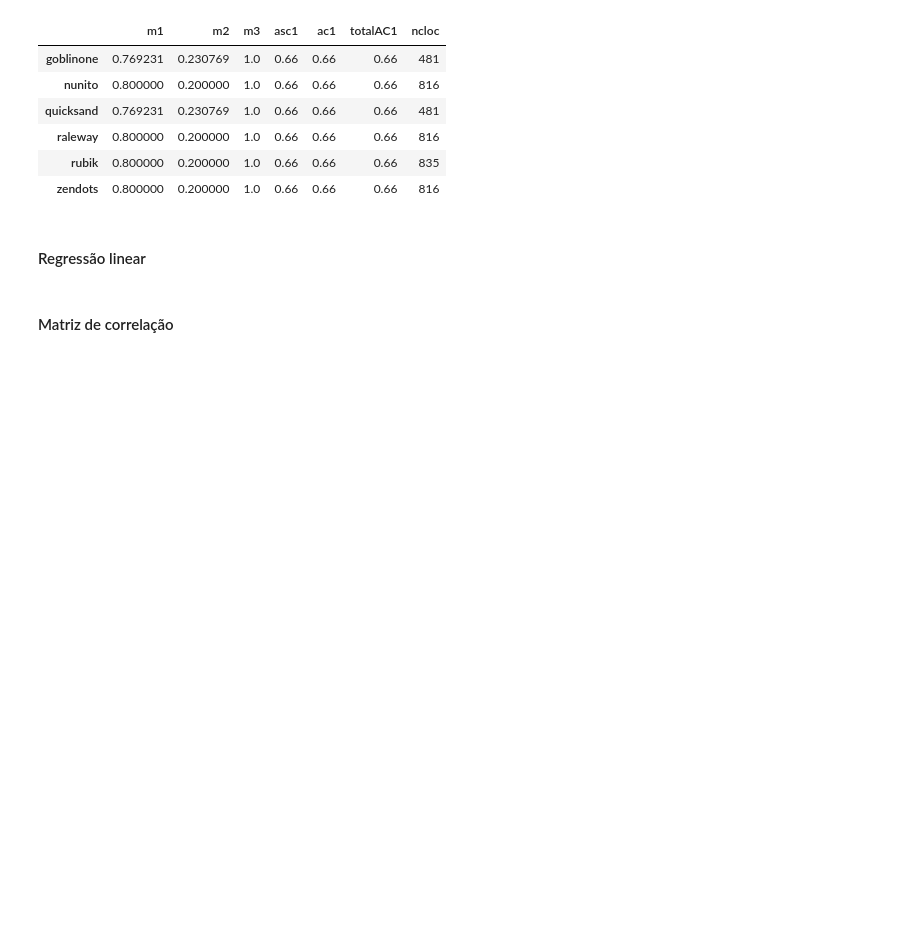
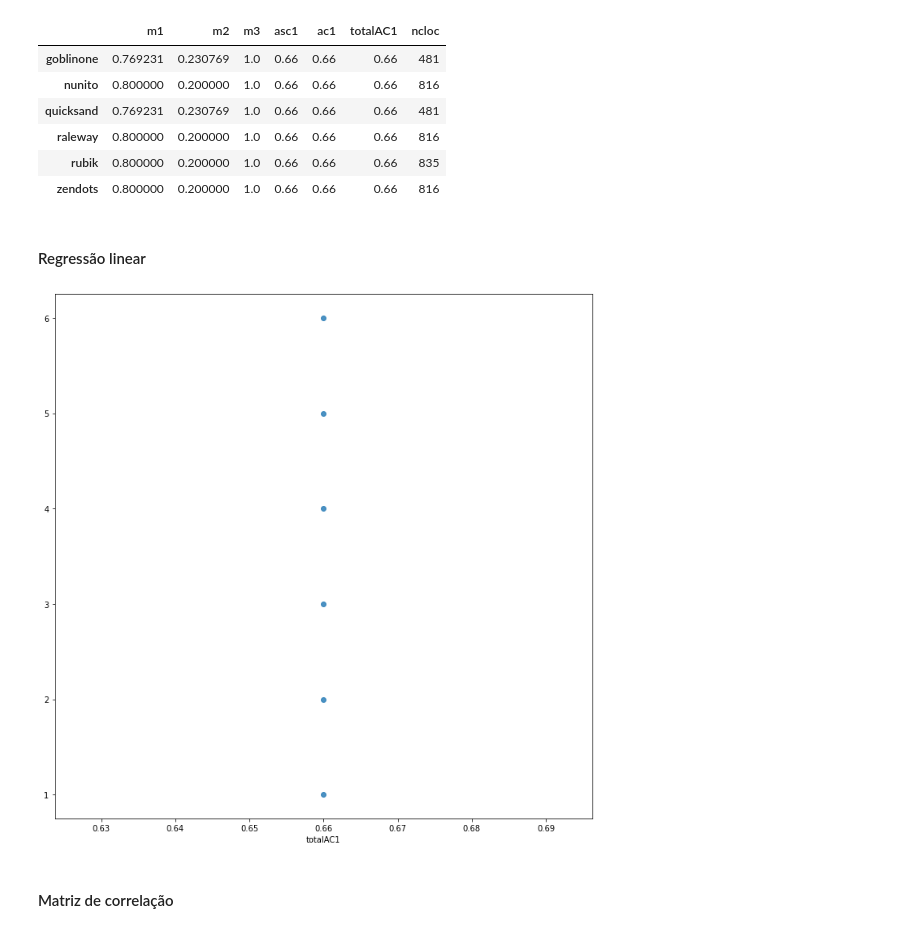
Before and after one commit to Lend-it/Analytics, a Jupyter notebook: Analytics.ipynb, the cells around one changed output. Cells and saved outputs as stored; diff of their text form; code cells hidden in the pictures; blank space fills up the shorter version.

```diff
--- a/Analytics.ipynb
+++ b/Analytics.ipynb
@@ -186,7 +190,9 @@ m_dfs['request']['metrics']
 # %% [markdown]
 #### Regressão linear
 # %%
-# plot_linear_regression(m_dfs['request']['metrics'])
+plot_linear_regression(m_dfs['request']['metrics'])
+# %% [output]
+[figure, added]
 # %% [markdown]
 #### Matriz de correlação
 # %%
```
Also changed, not shown: parts of 5 cells of this notebook.
